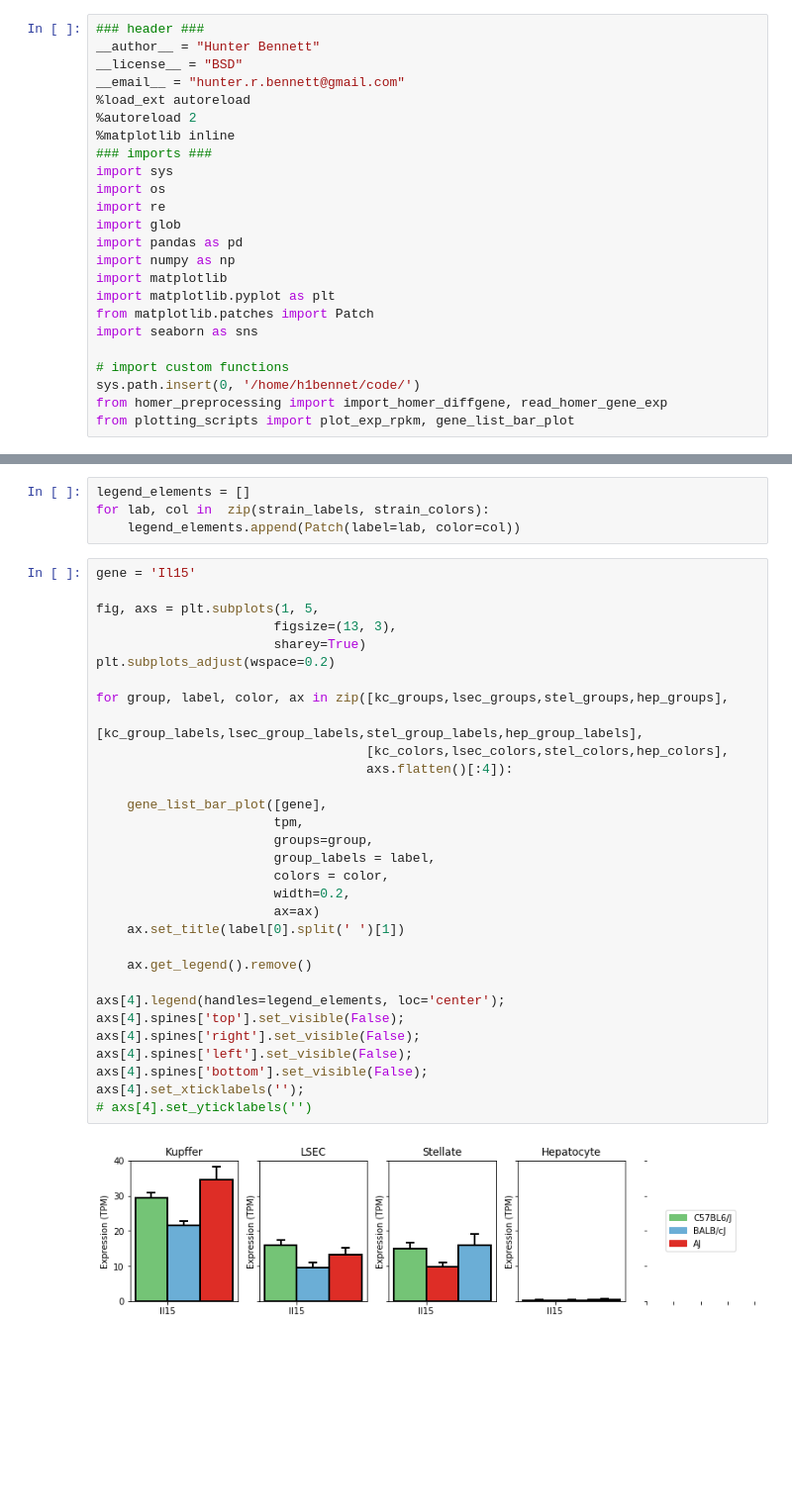
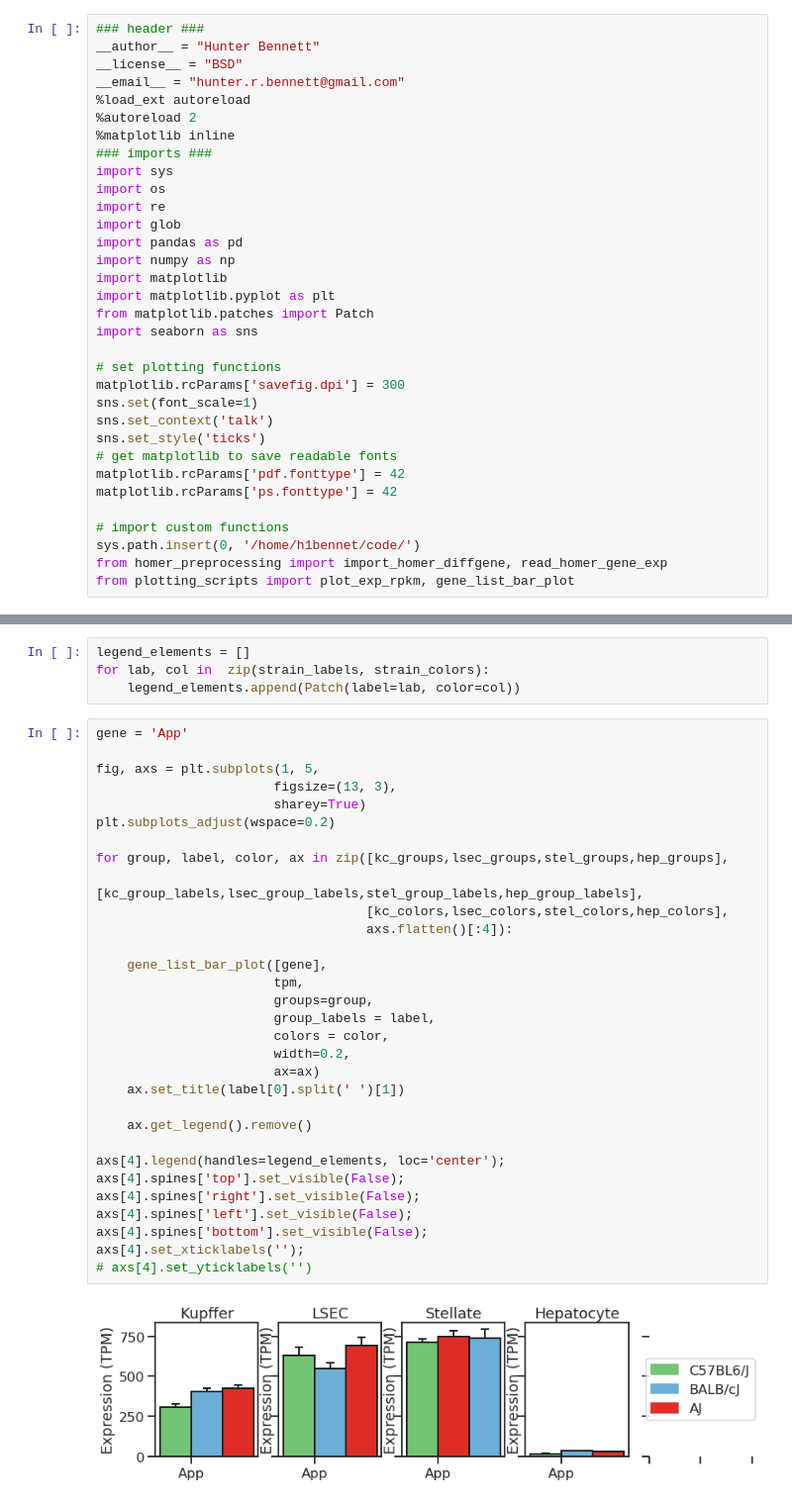
Before and after one commit to HunterBennett/strains_rna, a Jupyter notebook: results/A00_Strains_Control_AllSamples_Visualization.ipynb, the cells around one changed output, grey strips where cells are left out. Shown: that part at 99% size. Drawn from its saved outputs; the diff is of its cells as text; blank space fills up the shorter version.

```diff
--- a/results/A00_Strains_Control_AllSamples_Visualization.ipynb
+++ b/results/A00_Strains_Control_AllSamples_Visualization.ipynb
@@ -18,6 +18,15 @@ import matplotlib.pyplot as plt
 from matplotlib.patches import Patch
 import seaborn as sns
 
+# set plotting functions
+matplotlib.rcParams['savefig.dpi'] = 300
+sns.set(font_scale=1)
+sns.set_context('talk')
+sns.set_style('ticks')
+# get matplotlib to save readable fonts
+matplotlib.rcParams['pdf.fonttype'] = 42
+matplotlib.rcParams['ps.fonttype'] = 42
+
 # import custom functions
 sys.path.insert(0, '/home/h1bennet/code/')
 from homer_preprocessing import import_homer_diffgene, read_homer_gene_exp
@@ -83,35 +98,35 @@ legend_elements = []
 for lab, col in  zip(strain_labels, strain_colors):
     legend_elements.append(Patch(label=lab, color=col))
 # %%
-gene = 'Il15'
+gene = 'App'
 
 fig, axs = plt.subplots(1, 5,
                        figsize=(13, 3),
                        sharey=True)
 plt.subplots_adjust(wspace=0.2)
 
 for group, label, color, ax in zip([kc_groups,lsec_groups,stel_groups,hep_groups],
                                    [kc_group_labels,lsec_group_labels,stel_group_labels,hep_group_labels],
                                    [kc_colors,lsec_colors,stel_colors,hep_colors],
                                    axs.flatten()[:4]):
 
     gene_list_bar_plot([gene],
                        tpm,
                        groups=group,
                        group_labels = label,
                        colors = color,
                        width=0.2,
                        ax=ax)
     ax.set_title(label[0].split(' ')[1])
 
     ax.get_legend().remove()
 
 axs[4].legend(handles=legend_elements, loc='center');
 axs[4].spines['top'].set_visible(False);
 axs[4].spines['right'].set_visible(False);
 axs[4].spines['left'].set_visible(False);
 axs[4].spines['bottom'].set_visible(False);
 axs[4].set_xticklabels('');
 # axs[4].set_yticklabels('')
 # %% [output]
-[figure, old version]
+[figure, new version]
```
Also changed, not shown: parts of 30 cells of this notebook, 6 other files.
